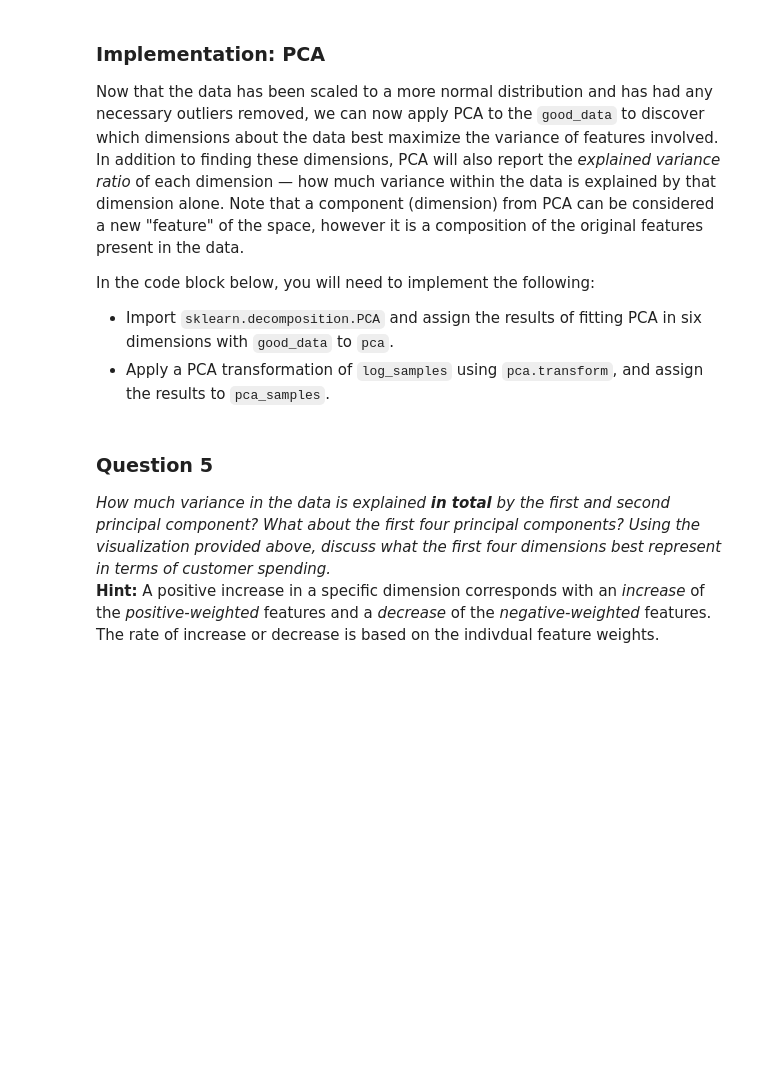
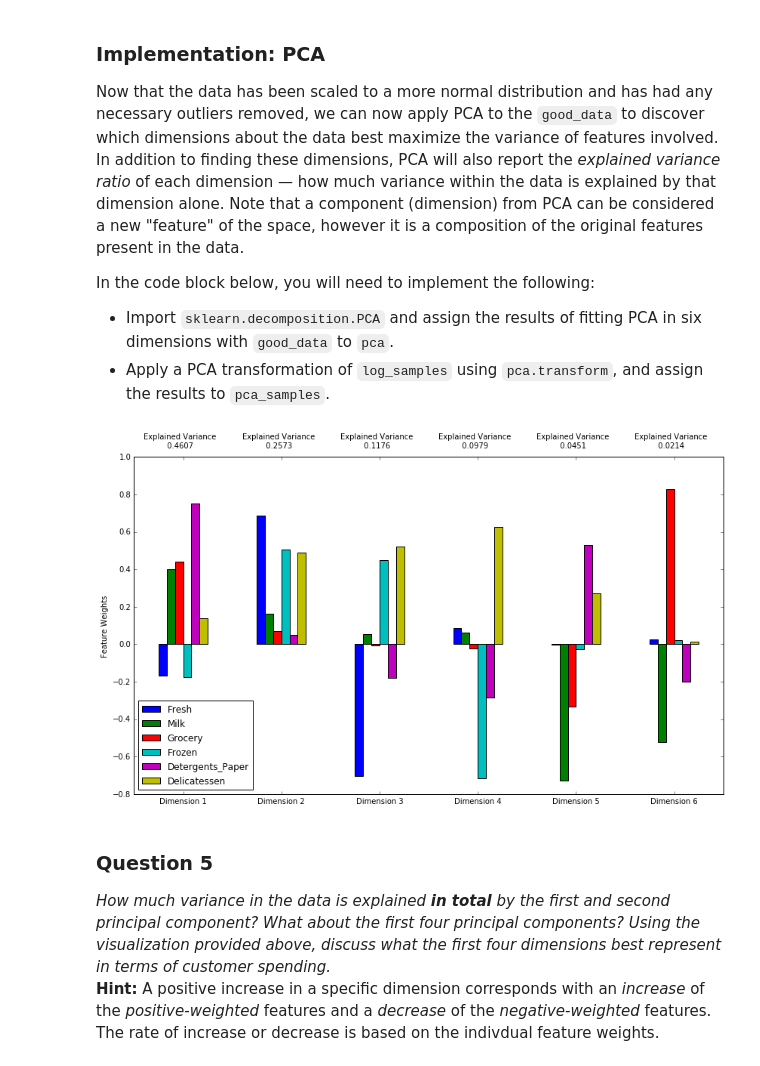
Before and after one commit to armandosrz/UdacityNanoMachine, a Jupyter notebook: customer_segments/customer_segments.ipynb, the cells around one changed output. Saved outputs shown, nothing was run; the diff lists cells and outputs as text; code cells hidden in the pictures; blank space fills up the shorter version.

```diff
--- a/customer_segments/customer_segments.ipynb
+++ b/customer_segments/customer_segments.ipynb
@@ -217,23 +230,43 @@ In the code block below, you will need to implement the following:
 Once you have performed this implementation, the dataset will be stored in the variable `good_data`.
 # %%
 # For each feature find the data points with extreme high or low values
+
+repeated_index = {}
+
 for feature in log_data.keys():
 
     # TODO: Calculate Q1 (25th percentile of the data) for the given feature
-    Q1 = None
+    Q1 = np.percentile(log_data[feature], 25)
 
     # TODO: Calculate Q3 (75th percentile of the data) for the given feature
-    Q3 = None
+    Q3 = np.percentile(log_data[feature], 75)
 
     # TODO: Use the interquartile range to calculate an outlier step (1.5 times the interquartile range)
-    step = None
+    step = (Q3 - Q1) * 1.5
 
     # Display the outliers
     print "Data points considered outliers for the feature '{}':".format(feature)
     display(log_data[~((log_data[feature] >= Q1 - step) & (log_data[feature] <= Q3 + step))])
+    # Check the index that are repeated more than once
+    for i in log_data[~((log_data[feature] >= Q1 - step) & (log_data[feature] <= Q3 + step))].index:
+        if i not in repeated_index:
+            repeated_index[i] = 1
+        else:
+            repeated_index[i] += 1
 
 # OPTIONAL: Select the indices for data points you wish to remove
+
 outliers  = []
+for key in repeated_index.keys():
+    if repeated_index[key] > 1:
+        outliers.append(key)
+print 'Outliners represented in 2 or more features: {}'.format(outliers)
+
+outliers += [154, 95, 328, 75, 420, 142, 187, 86, 183, 325]
+
+# Min 1.098612	4.007333	1.098612	3.218876	1.098612	1.098612
+# Max 11.627601	11.205013	11.437986	11.016479	10.617099	10.777768
 
 # Remove the outliers, if any were specified
+print 'All Outliers: {}'.format(outliers)
 good_data = log_data.drop(log_data.index[outliers]).reset_index(drop = True)
@@ -255,13 +367,16 @@ In the code block below, you will need to implement the following:
  - Apply a PCA transformation of `log_samples` using `pca.transform`, and assign the results to `pca_samples`.
 # %%
 # TODO: Apply PCA by fitting the good data with the same number of dimensions as features
-pca = None
+from sklearn.decomposition import PCA
+pca = PCA(n_components=6).fit(good_data)
 
 # TODO: Transform log_samples using the PCA fit above
-pca_samples = None
+pca_samples = pca.transform(log_samples)
 
 # Generate PCA results plot
 pca_results = vs.pca_results(good_data, pca)
+# %% [output]
+[figure, added]
 # %% [markdown]
 ### Question 5
 *How much variance in the data is explained* ***in total*** *by the first and second principal component? What about the first four principal components? Using the visualization provided above, discuss what the first four dimensions best represent in terms of customer spending.*
```
Also changed, not shown: parts of 34 cells of this notebook, 1 other file.
